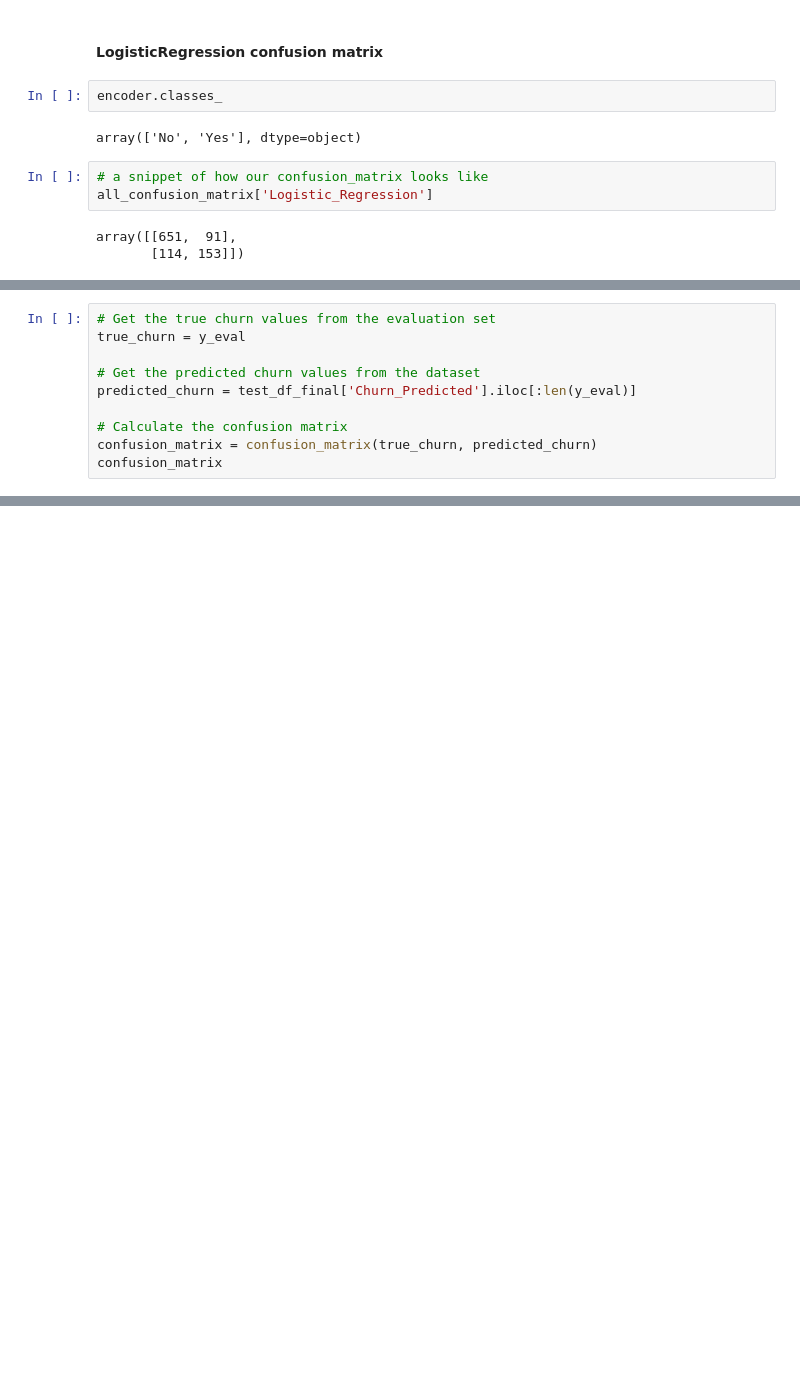
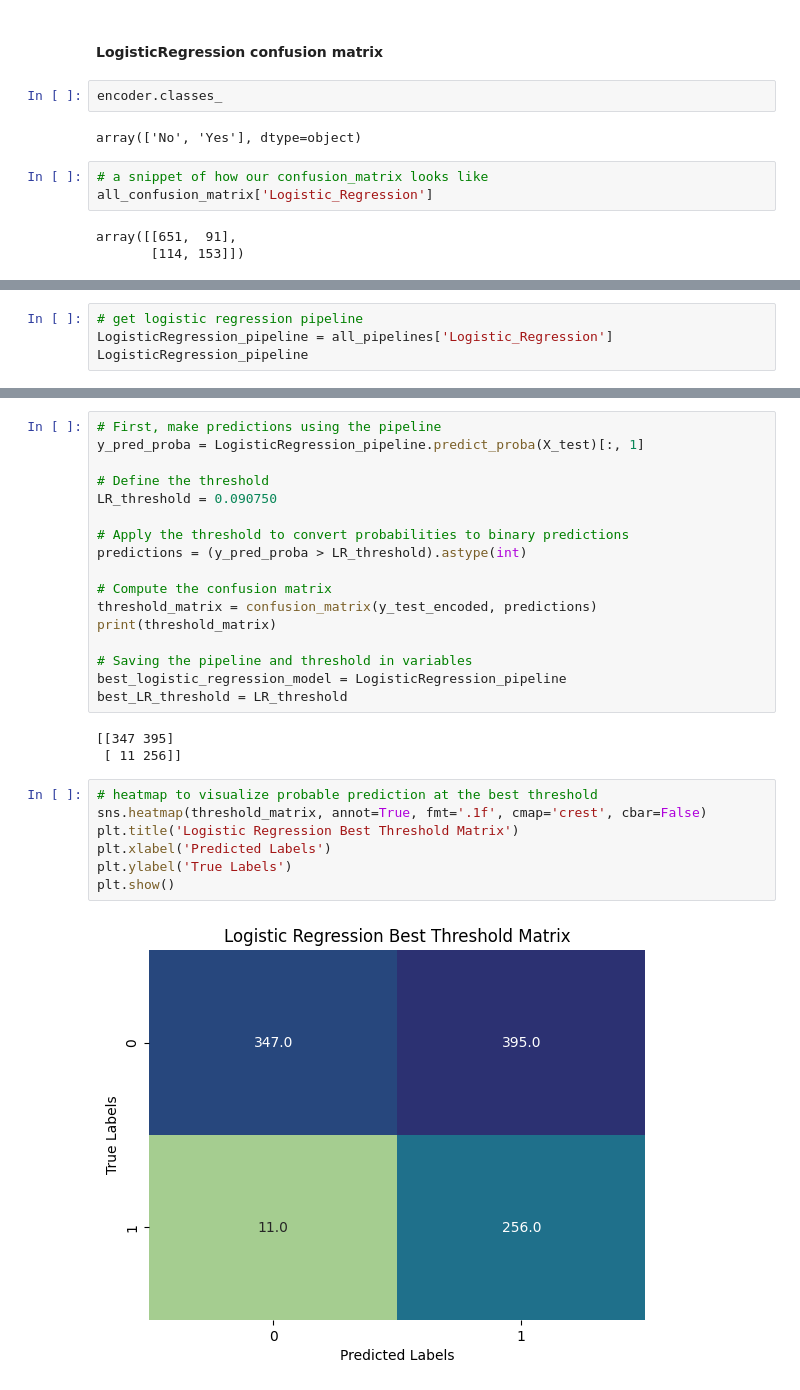
Before and after one commit to Caroline-Jerop/Customer-churn-Analysis, a Jupyter notebook: notebook/main.ipynb, the cells around one changed output, grey strips where cells are left out. Saved outputs shown, nothing was run; the diff lists cells and outputs as text; blank space fills up the shorter version.

```diff
--- a/notebook/main.ipynb
+++ b/notebook/main.ipynb
@@ -1625,10 +1070,0 @@ The displayed predictions show the model's churn predictions for the first 10 in
-# %%
-# Get the true churn values from the evaluation set
-true_churn = y_eval
-
-# Get the predicted churn values from the dataset
-predicted_churn = test_df_final['Churn_Predicted'].iloc[:len(y_eval)]
-
-# Calculate the confusion matrix
-confusion_matrix = confusion_matrix(true_churn, predicted_churn)
-confusion_matrix
@@ -1738,0 +1129,4 @@ By implementing these recommendations, the telco company can improve customer sa
+# %%
+# get logistic regression pipeline
+LogisticRegression_pipeline = all_pipelines['Logistic_Regression']
+LogisticRegression_pipeline
@@ -1738,0 +1152,29 @@ By implementing these recommendations, the telco company can improve customer sa
+# %%
+# First, make predictions using the pipeline
+y_pred_proba = LogisticRegression_pipeline.predict_proba(X_test)[:, 1]
+
+# Define the threshold
+LR_threshold = 0.090750
+
+# Apply the threshold to convert probabilities to binary predictions
+predictions = (y_pred_proba > LR_threshold).astype(int)
+
+# Compute the confusion matrix
+threshold_matrix = confusion_matrix(y_test_encoded, predictions)
+print(threshold_matrix)
+
+# Saving the pipeline and threshold in variables
+best_logistic_regression_model = LogisticRegression_pipeline
+best_LR_threshold = LR_threshold
+# %% [output]
+[[347 395]
+ [ 11 256]]
+# %%
+# heatmap to visualize probable prediction at the best threshold
+sns.heatmap(threshold_matrix, annot=True, fmt='.1f', cmap='crest', cbar=False)
+plt.title('Logistic Regression Best Threshold Matrix')
+plt.xlabel('Predicted Labels')
+plt.ylabel('True Labels')
+plt.show()
+# %% [output]
+[figure, added]
```
Also changed, not shown: parts of 90 cells of this notebook.
